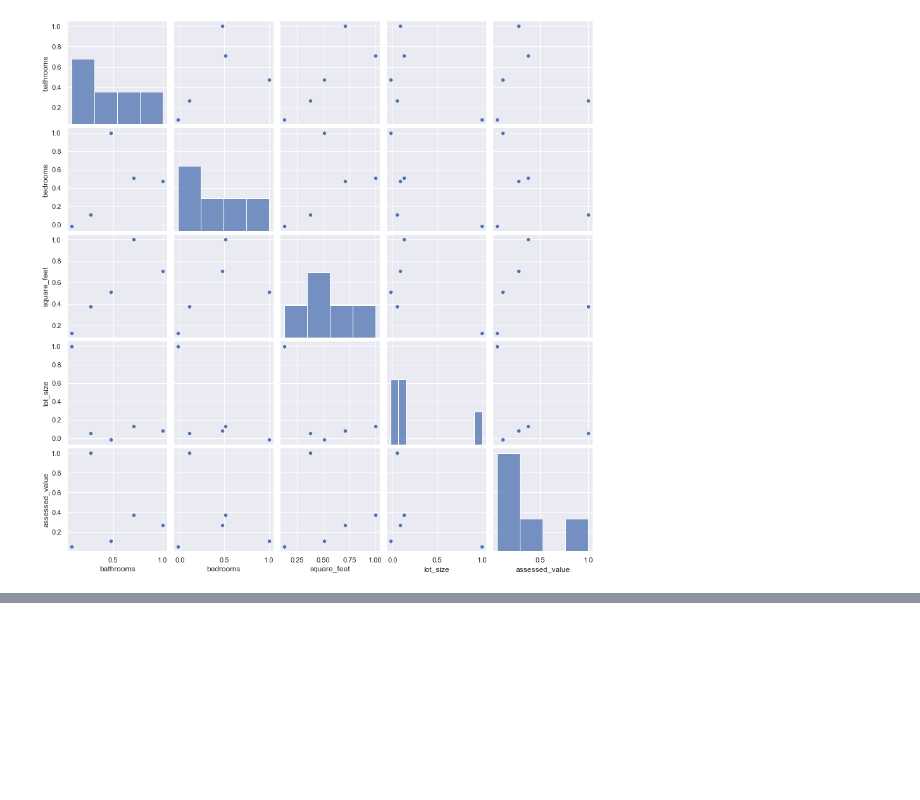
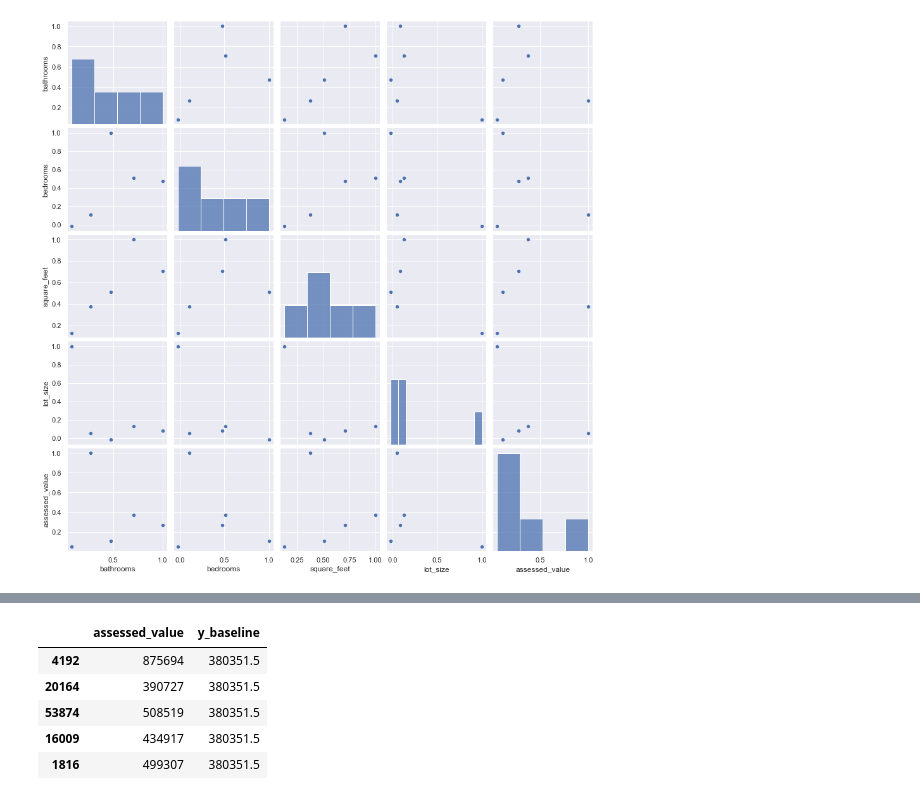
Before and after one commit to raycerna/zillow-regression-project, a Jupyter notebook: explore.ipynb, the cells around one changed output, grey strips where cells are left out. Cells and saved outputs as stored; diff of their text form; code cells hidden in the pictures; blank space fills up the shorter version.

```diff
--- a/explore.ipynb
+++ b/explore.ipynb
@@ -264,0 +273,9 @@ sns.pairplot(train_corr)
+# %%
+y_train.head()
+# %% [output]
+|  | assessed_value | y_baseline |
+| 4192 | 875694 | 380351.5 |
+| 20164 | 390727 | 380351.5 |
+| 53874 | 508519 | 380351.5 |
+| 16009 | 434917 | 380351.5 |
+| 1816 | 499307 | 380351.5 |
```
Also changed, not shown: parts of 11 cells of this notebook.
